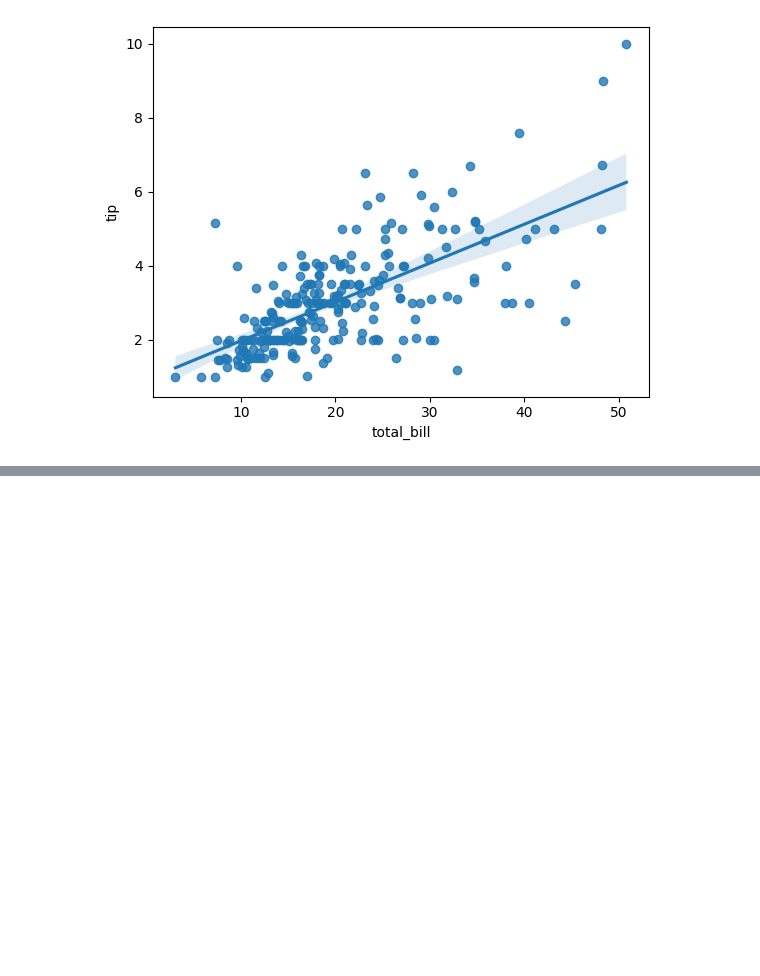
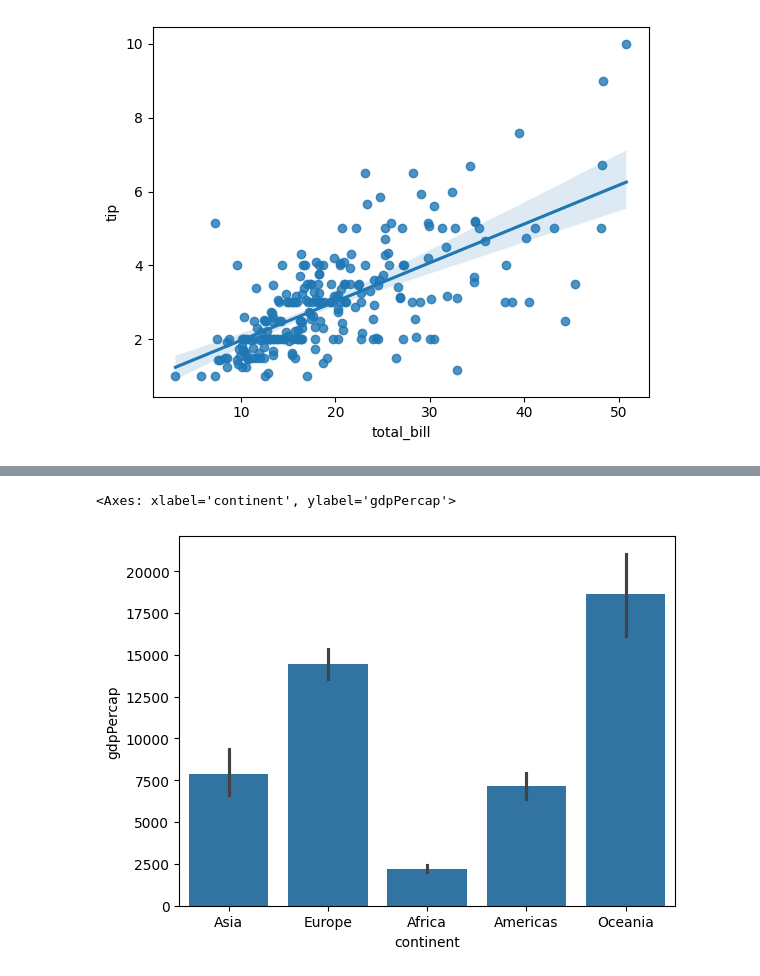
Before and after one commit to ashuwebdevloper/GEN-AI, a Jupyter notebook: Seaborn/starting.ipynb, the cells around one changed output, grey strips where cells are left out. Saved outputs shown, nothing was run; the diff lists cells and outputs as text; code cells hidden in the pictures; blank space fills up the shorter version.

```diff
--- a/Seaborn/starting.ipynb
+++ b/Seaborn/starting.ipynb
@@ -304,0 +359,5 @@ sns.regplot(data=tips, x='total_bill', y='tip')
+# %%
+sns.barplot(data=gap, x='continent', y='gdpPercap', estimator=np.mean)
+# %% [output]
+<Axes: xlabel='continent', ylabel='gdpPercap'>
+[figure, added]
```
Also changed, not shown: parts of 20 cells of this notebook, 1 other file.
